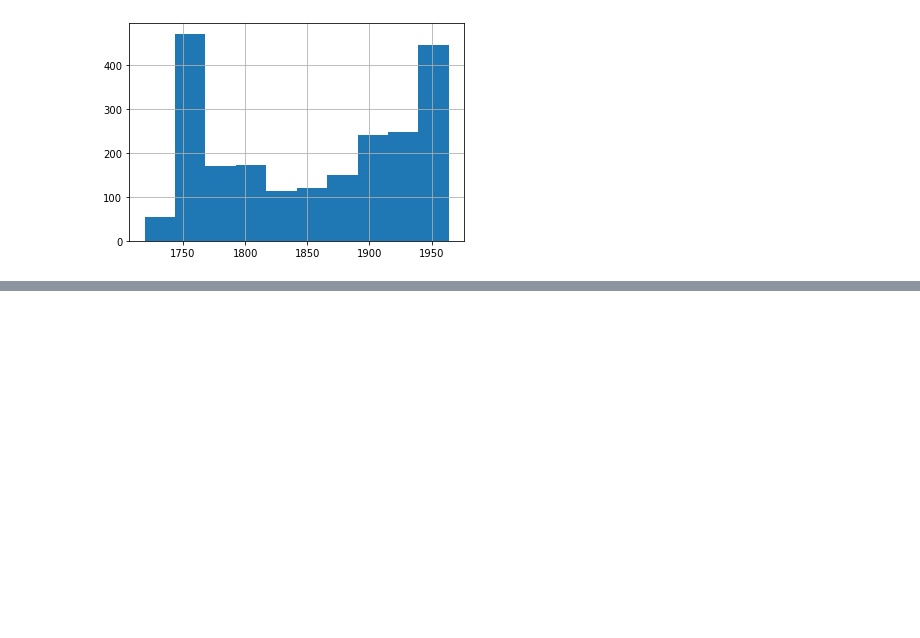
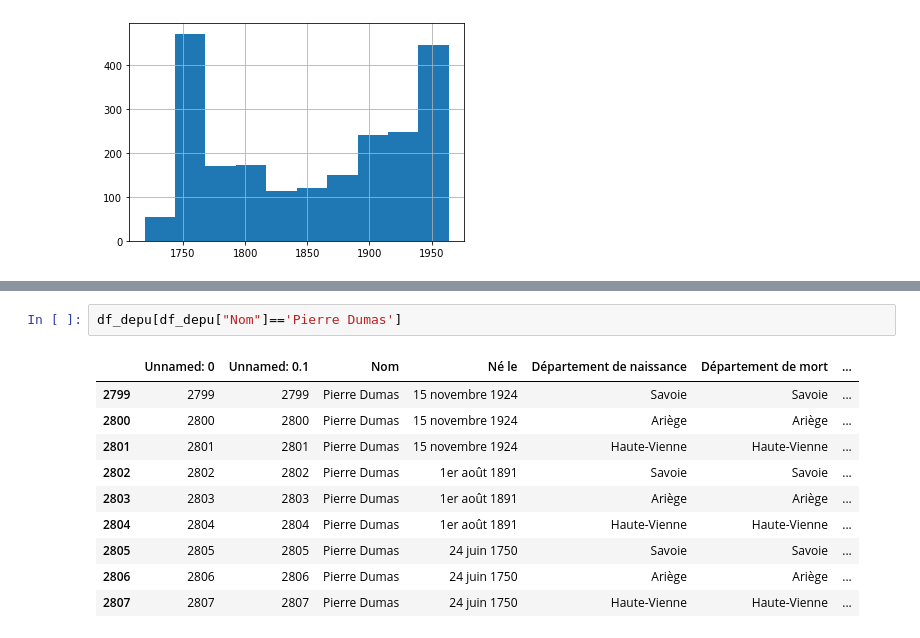
Before and after one commit to dusylvain/Projet-Python-deputes, a Jupyter notebook: analyse_nan.ipynb, the cells around one changed output, grey strips where cells are left out. Cells and saved outputs as stored; diff of their text form; blank space fills up the shorter version.

```diff
--- a/analyse_nan.ipynb
+++ b/analyse_nan.ipynb
@@ -102,0 +138,13 @@ pd.DataFrame([int(x[-4:]) for x in a])[0].hist()
+# %%
+df_depu[df_depu["Nom"]=='Pierre Dumas']
+# %% [output]
+|  | Unnamed: 0 | Unnamed: 0.1 | Nom | Né le | Département de naissance | Département de mort | ... |
+| 2799 | 2799 | 2799 | Pierre Dumas | 15 novembre 1924 | Savoie | Savoie | ... |
+| 2800 | 2800 | 2800 | Pierre Dumas | 15 novembre 1924 | Ariège | Ariège | ... |
+| 2801 | 2801 | 2801 | Pierre Dumas | 15 novembre 1924 | Haute-Vienne | Haute-Vienne | ... |
+| 2802 | 2802 | 2802 | Pierre Dumas | 1er août 1891 | Savoie | Savoie | ... |
+| 2803 | 2803 | 2803 | Pierre Dumas | 1er août 1891 | Ariège | Ariège | ... |
+| 2804 | 2804 | 2804 | Pierre Dumas | 1er août 1891 | Haute-Vienne | Haute-Vienne | ... |
+| 2805 | 2805 | 2805 | Pierre Dumas | 24 juin 1750 | Savoie | Savoie | ... |
+| 2806 | 2806 | 2806 | Pierre Dumas | 24 juin 1750 | Ariège | Ariège | ... |
+| 2807 | 2807 | 2807 | Pierre Dumas | 24 juin 1750 | Haute-Vienne | Haute-Vienne | ... |
```
Also changed, not shown: parts of 44 cells of this notebook.
